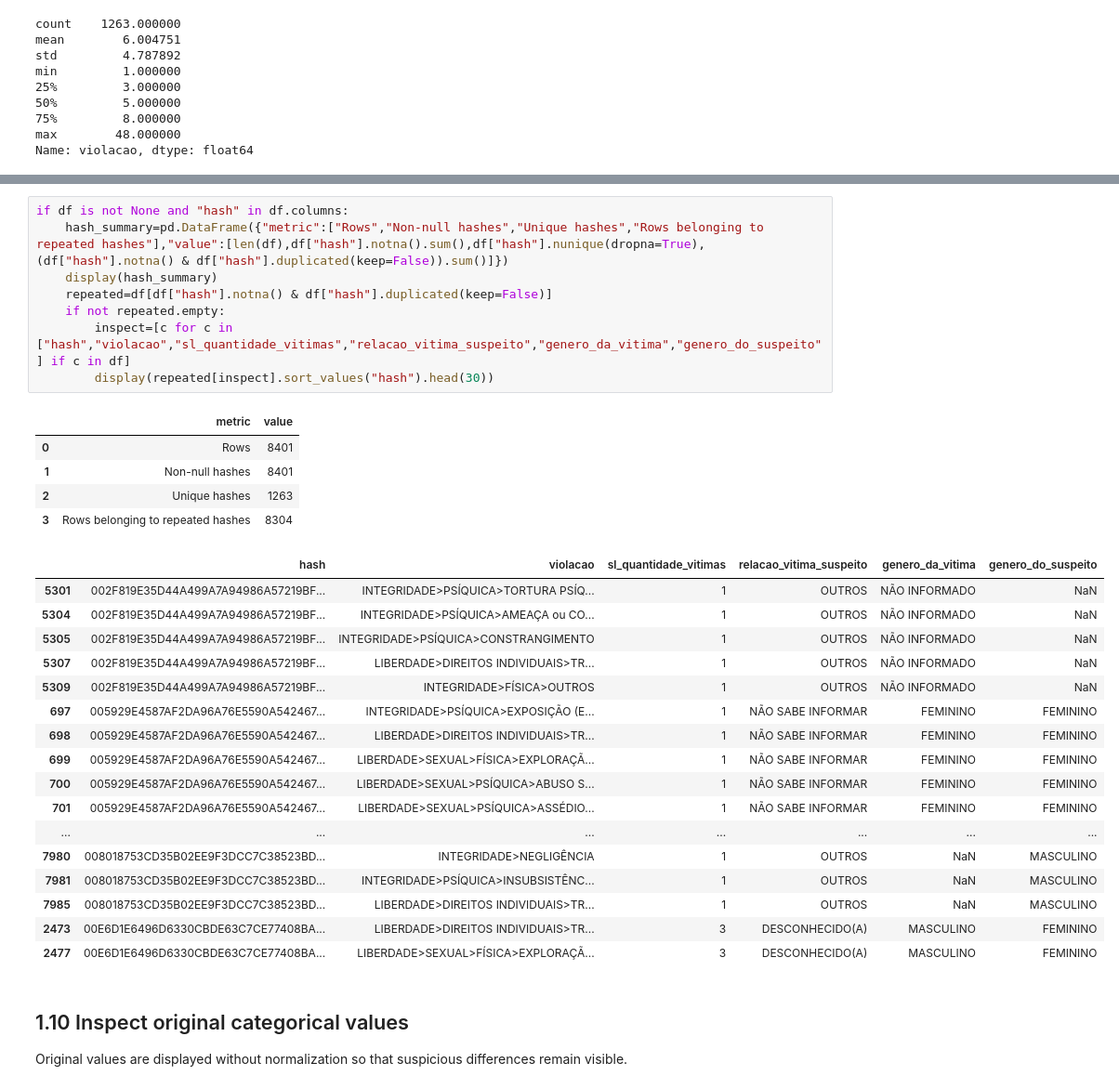
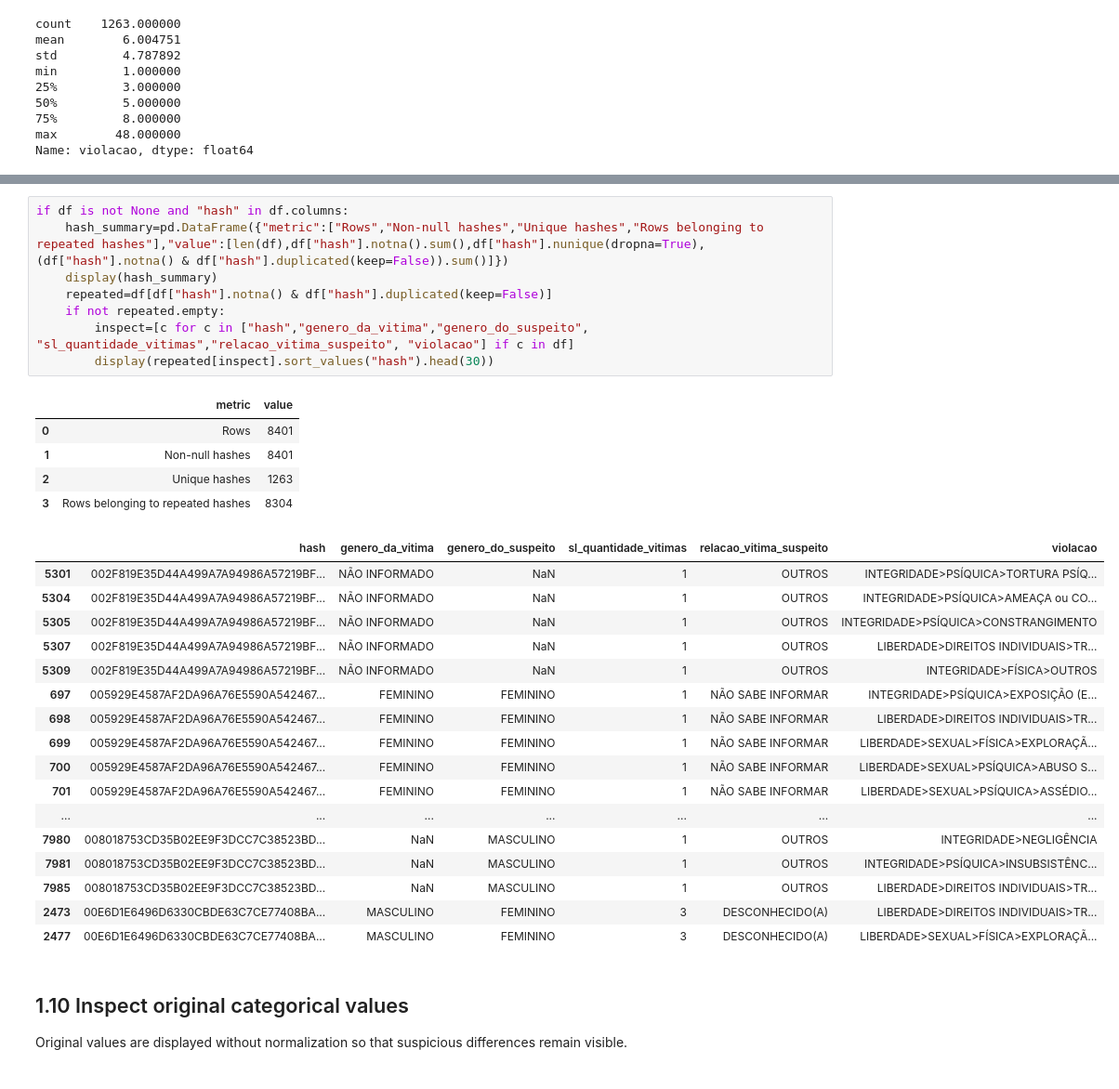
Before and after one commit to janaelsondias/eda-disque100, a Jupyter notebook: eda/01_understand_dataset_disque100.ipynb, the cells around one changed output, grey strips where cells are left out. Shown at 93% size. Cells and saved outputs as stored; diff of their text form.

```diff
--- a/eda/01_understand_dataset_disque100.ipynb
+++ b/eda/01_understand_dataset_disque100.ipynb
@@ -280,34 +276,34 @@ dtype: float64
 # %%
 if df is not None and "hash" in df.columns:
     hash_summary=pd.DataFrame({"metric":["Rows","Non-null hashes","Unique hashes","Rows belonging to repeated hashes"],"value":[len(df),df["hash"].notna().sum(),df["hash"].nunique(dropna=True),(df["hash"].notna() & df["hash"].duplicated(keep=False)).sum()]})
     display(hash_summary)
     repeated=df[df["hash"].notna() & df["hash"].duplicated(keep=False)]
     if not repeated.empty:
-        inspect=[c for c in ["hash","violacao","sl_quantidade_vitimas","relacao_vitima_suspeito","genero_da_vitima","genero_do_suspeito"] if c in df]
+        inspect=[c for c in ["hash","genero_da_vitima","genero_do_suspeito", "sl_quantidade_vitimas","relacao_vitima_suspeito", "violacao"] if c in df]
         display(repeated[inspect].sort_values("hash").head(30))
 # %% [output]
 |  | metric | value |
 | 0 | Rows | 8401 |
 | 1 | Non-null hashes | 8401 |
 | 2 | Unique hashes | 1263 |
 | 3 | Rows belonging to repeated hashes | 8304 |
-|  | hash | violacao | sl_quantidade_vitimas | relacao_vitima_suspeito | genero_da_vitima | genero_do_suspeito |
-| 5301 | 002F819E35D44A499A7A94986A57219BF... | INTEGRIDADE>PSÍQUICA>TORTURA PSÍQ... | 1 | OUTROS | NÃO INFORMADO | NaN |
-| 5304 | 002F819E35D44A499A7A94986A57219BF... | INTEGRIDADE>PSÍQUICA>AMEAÇA ou CO... | 1 | OUTROS | NÃO INFORMADO | NaN |
-| 5305 | 002F819E35D44A499A7A94986A57219BF... | INTEGRIDADE>PSÍQUICA>CONSTRANGIMENTO | 1 | OUTROS | NÃO INFORMADO | NaN |
-| 5307 | 002F819E35D44A499A7A94986A57219BF... | LIBERDADE>DIREITOS INDIVIDUAIS>TR... | 1 | OUTROS | NÃO INFORMADO | NaN |
-| 5309 | 002F819E35D44A499A7A94986A57219BF... | INTEGRIDADE>FÍSICA>OUTROS | 1 | OUTROS | NÃO INFORMADO | NaN |
-| 697 | 005929E4587AF2DA96A76E5590A542467... | INTEGRIDADE>PSÍQUICA>EXPOSIÇÃO (E... | 1 | NÃO SABE INFORMAR | FEMININO | FEMININO |
-| 698 | 005929E4587AF2DA96A76E5590A542467... | LIBERDADE>DIREITOS INDIVIDUAIS>TR... | 1 | NÃO SABE INFORMAR | FEMININO | FEMININO |
-| 699 | 005929E4587AF2DA96A76E5590A542467... | LIBERDADE>SEXUAL>FÍSICA>EXPLORAÇÃ... | 1 | NÃO SABE INFORMAR | FEMININO | FEMININO |
-| 700 | 005929E4587AF2DA96A76E5590A542467... | LIBERDADE>SEXUAL>PSÍQUICA>ABUSO S... | 1 | NÃO SABE INFORMAR | FEMININO | FEMININO |
-| 701 | 005929E4587AF2DA96A76E5590A542467... | LIBERDADE>SEXUAL>PSÍQUICA>ASSÉDIO... | 1 | NÃO SABE INFORMAR | FEMININO | FEMININO |
+|  | hash | genero_da_vitima | genero_do_suspeito | sl_quantidade_vitimas | relacao_vitima_suspeito | violacao |
+| 5301 | 002F819E35D44A499A7A94986A57219BF... | NÃO INFORMADO | NaN | 1 | OUTROS | INTEGRIDADE>PSÍQUICA>TORTURA PSÍQ... |
+| 5304 | 002F819E35D44A499A7A94986A57219BF... | NÃO INFORMADO | NaN | 1 | OUTROS | INTEGRIDADE>PSÍQUICA>AMEAÇA ou CO... |
+| 5305 | 002F819E35D44A499A7A94986A57219BF... | NÃO INFORMADO | NaN | 1 | OUTROS | INTEGRIDADE>PSÍQUICA>CONSTRANGIMENTO |
+| 5307 | 002F819E35D44A499A7A94986A57219BF... | NÃO INFORMADO | NaN | 1 | OUTROS | LIBERDADE>DIREITOS INDIVIDUAIS>TR... |
+| 5309 | 002F819E35D44A499A7A94986A57219BF... | NÃO INFORMADO | NaN | 1 | OUTROS | INTEGRIDADE>FÍSICA>OUTROS |
+| 697 | 005929E4587AF2DA96A76E5590A542467... | FEMININO | FEMININO | 1 | NÃO SABE INFORMAR | INTEGRIDADE>PSÍQUICA>EXPOSIÇÃO (E... |
+| 698 | 005929E4587AF2DA96A76E5590A542467... | FEMININO | FEMININO | 1 | NÃO SABE INFORMAR | LIBERDADE>DIREITOS INDIVIDUAIS>TR... |
+| 699 | 005929E4587AF2DA96A76E5590A542467... | FEMININO | FEMININO | 1 | NÃO SABE INFORMAR | LIBERDADE>SEXUAL>FÍSICA>EXPLORAÇÃ... |
+| 700 | 005929E4587AF2DA96A76E5590A542467... | FEMININO | FEMININO | 1 | NÃO SABE INFORMAR | LIBERDADE>SEXUAL>PSÍQUICA>ABUSO S... |
+| 701 | 005929E4587AF2DA96A76E5590A542467... | FEMININO | FEMININO | 1 | NÃO SABE INFORMAR | LIBERDADE>SEXUAL>PSÍQUICA>ASSÉDIO... |
 | ... | ... | ... | ... | ... | ... | ... |
-| 7980 | 008018753CD35B02EE9F3DCC7C38523BD... | INTEGRIDADE>NEGLIGÊNCIA | 1 | OUTROS | NaN | MASCULINO |
-| 7981 | 008018753CD35B02EE9F3DCC7C38523BD... | INTEGRIDADE>PSÍQUICA>INSUBSISTÊNC... | 1 | OUTROS | NaN | MASCULINO |
-| 7985 | 008018753CD35B02EE9F3DCC7C38523BD... | LIBERDADE>DIREITOS INDIVIDUAIS>TR... | 1 | OUTROS | NaN | MASCULINO |
-| 2473 | 00E6D1E6496D6330CBDE63C7CE77408BA... | LIBERDADE>DIREITOS INDIVIDUAIS>TR... | 3 | DESCONHECIDO(A) | MASCULINO | FEMININO |
-| 2477 | 00E6D1E6496D6330CBDE63C7CE77408BA... | LIBERDADE>SEXUAL>FÍSICA>EXPLORAÇÃ... | 3 | DESCONHECIDO(A) | MASCULINO | FEMININO |
+| 7980 | 008018753CD35B02EE9F3DCC7C38523BD... | NaN | MASCULINO | 1 | OUTROS | INTEGRIDADE>NEGLIGÊNCIA |
+| 7981 | 008018753CD35B02EE9F3DCC7C38523BD... | NaN | MASCULINO | 1 | OUTROS | INTEGRIDADE>PSÍQUICA>INSUBSISTÊNC... |
+| 7985 | 008018753CD35B02EE9F3DCC7C38523BD... | NaN | MASCULINO | 1 | OUTROS | LIBERDADE>DIREITOS INDIVIDUAIS>TR... |
+| 2473 | 00E6D1E6496D6330CBDE63C7CE77408BA... | MASCULINO | FEMININO | 3 | DESCONHECIDO(A) | LIBERDADE>DIREITOS INDIVIDUAIS>TR... |
+| 2477 | 00E6D1E6496D6330CBDE63C7CE77408BA... | MASCULINO | FEMININO | 3 | DESCONHECIDO(A) | LIBERDADE>SEXUAL>FÍSICA>EXPLORAÇÃ... |
 # %% [markdown]
 ## 1.10 Inspect original categorical values
 
```
Also changed, not shown: parts of 13 cells of this notebook, 23 other files.
